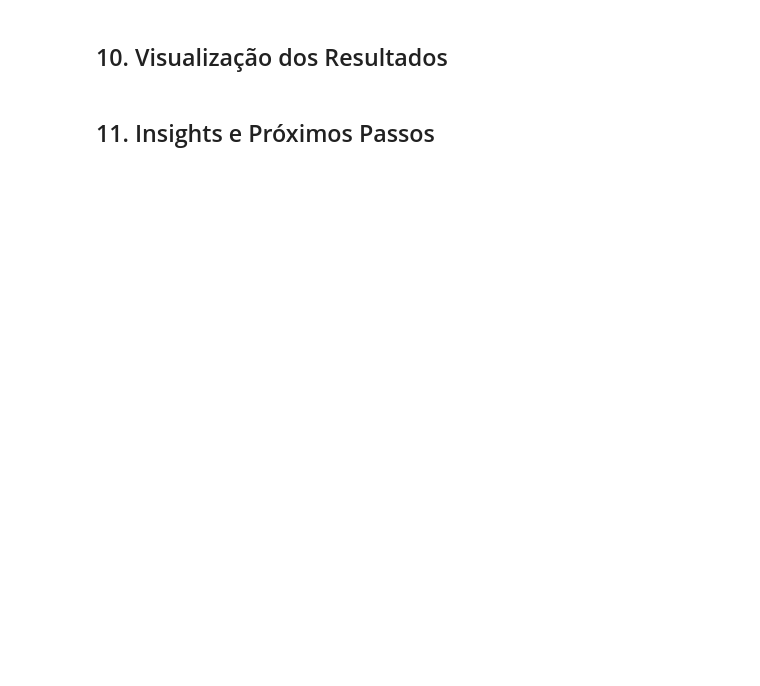
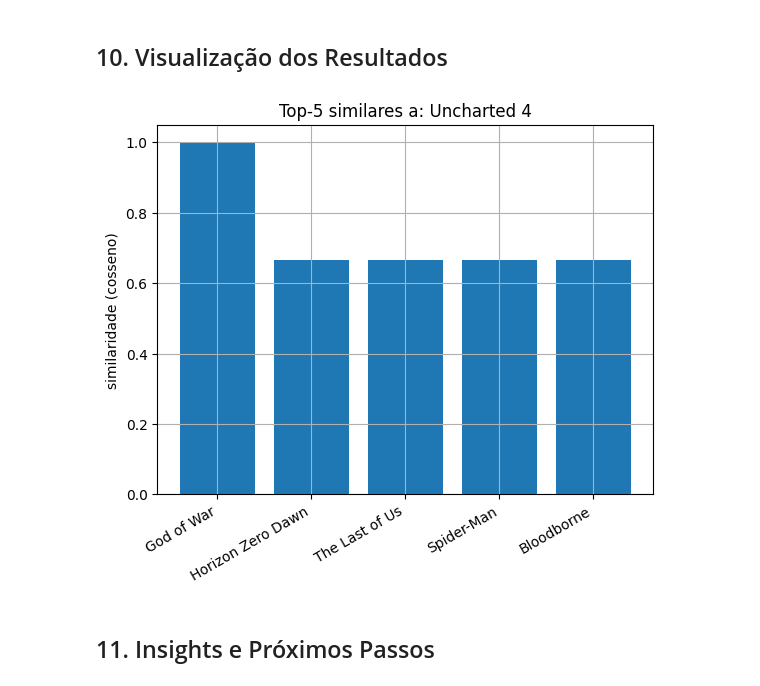
Before and after one commit to matheusavolio/EDA_Similaridade_Cosseno, a Jupyter notebook: EDA_Similaridade_Cosseno.ipynb, the cells around one changed output. Saved outputs shown, nothing was run; the diff lists cells and outputs as text; code cells hidden in the pictures; blank space fills up the shorter version.

```diff
--- a/EDA_Similaridade_Cosseno.ipynb
+++ b/EDA_Similaridade_Cosseno.ipynb
@@ -149,0 +180,9 @@ Exploda a coluna `genres` e crie uma matriz **multi-hot** (uma coluna por gêner
+# %%
+genres_df = df['genres'].str.get_dummies(sep=',')
+genres_df.columns = genres_df.columns.str.strip() # Clean up column names
+df = pd.concat([df, genres_df], axis=1)
+genre_cols = genres_df.columns.tolist()
+X = df[genre_cols].values
+name_col = 'title'
+artist_col = None
+genre_cols
@@ -152,4 +222,29 @@ Exploda a coluna `genres` e crie uma matriz **multi-hot** (uma coluna por gêner
 # %% [markdown]
 ## 8. Função de Recomendação
+# %%
+def recommend_by_title(df, X, title, k=5, name_col='title', artist_col=None):
+    # localizar índice pelo nome
+    matches = df[df["title"].str.lower() == title.strip().lower()]
+    assert not matches.empty, f"Título '{title}' não encontrado na coluna '{name_col}'."
+    idx = matches.index[0]
+
+    sims = cosine_sim_vector_to_matrix(X[idx], X)
+    order = np.argsort(-sims)  # decrescente
+    recs_idx = [i for i in order if i != idx][:k]
+
+    cols_to_show = [name_col]
+    if artist_col and artist_col in df.columns:
+        cols_to_show.append(artist_col)
+    cols_to_show += genre_cols # This will now use the updated genre_cols
+    out = df.loc[recs_idx, cols_to_show].copy()
+    out.insert(1, "similaridade", sims[recs_idx])
+    return out.reset_index(drop=True)
 # %% [markdown]
 ## 9. Teste do Recomendador
+# %%
+#@title Selecione o título e o range (K)
+title = "Uncharted 4"  #@param {type:"string"}
+k = 5            #@param {type:"slider", min:1, max:15, step:1}
+
+results = recommend_by_title(df, X, title, k=k, name_col=name_col, artist_col=artist_col)
+results
@@ -156,4 +259,17 @@ Exploda a coluna `genres` e crie uma matriz **multi-hot** (uma coluna por gêner
 # %% [markdown]
 ## 10. Visualização dos Resultados
+# %%
+labels = results[name_col].tolist()
+scores = results['similaridade'].tolist()
+
+plt.figure()
+plt.bar(range(len(scores)), scores)
+plt.xticks(range(len(scores)), labels, rotation=30, ha='right')
+plt.ylabel("similaridade (cosseno)")
+plt.title(f"Top-{len(scores)} similares a: {title}")
+plt.grid(True)
+plt.show()
+# %% [output]
+[figure, added]
 # %% [markdown]
 ## 11. Insights e Próximos Passos
```
Also changed, not shown: parts of 11 cells of this notebook.
